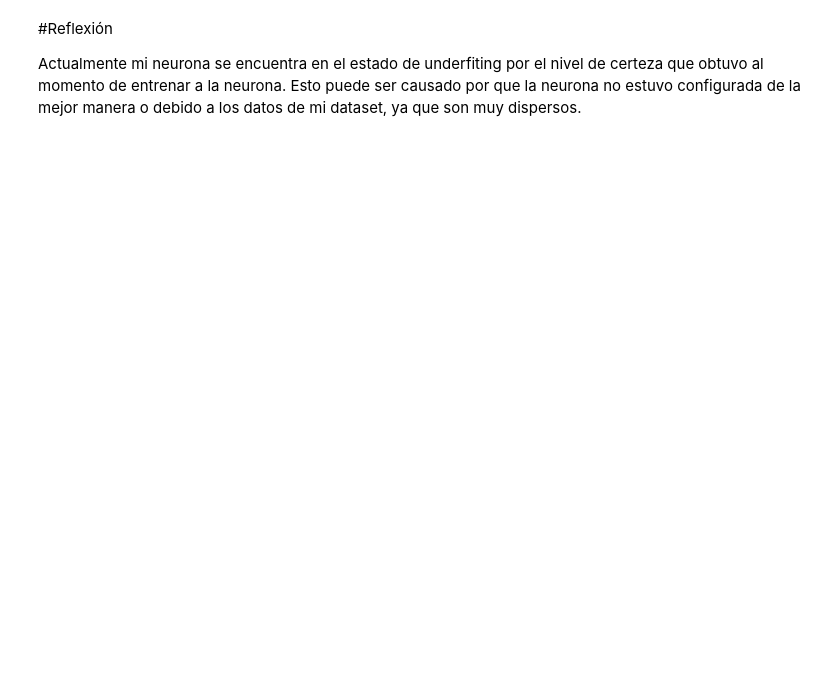
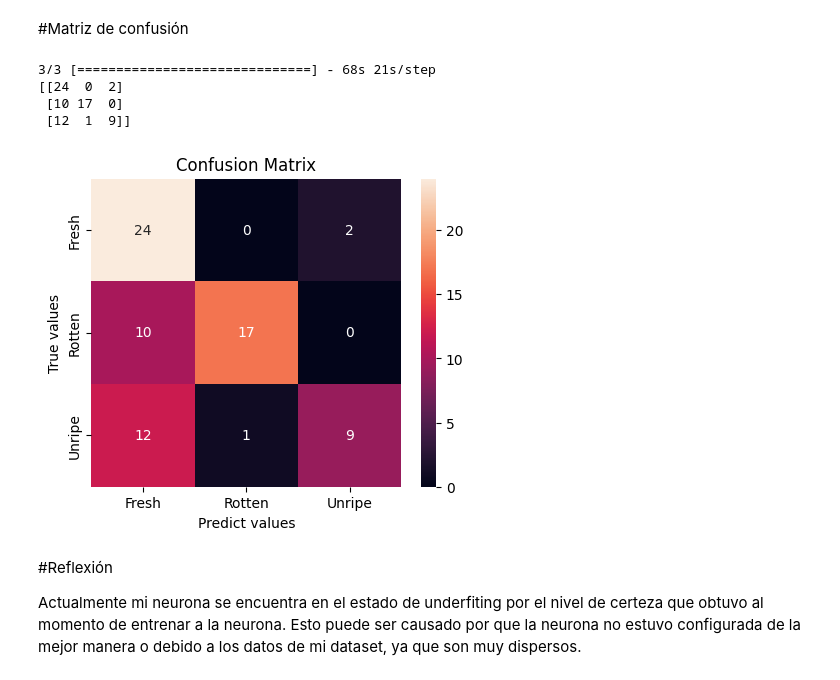
Before and after one commit to Tony-Jaime02/Banana_Convolution-Neural-Network, a Jupyter notebook: CNN.ipynb, the cells around one changed output. Cells and saved outputs as stored; diff of their text form; code cells hidden in the pictures; blank space fills up the shorter version.

```diff
--- a/CNN.ipynb
+++ b/CNN.ipynb
@@ -172,3 +163,35 @@ test acc :
+# %% [markdown]
+#Matriz de confusión
+# %%
+y_test = test_generator[0][0]
+y = test_generator[0][1]
+y_label = np.argmax(y, axis=1)
+
+#print(y_label)
+
+y_pred = model.predict(y_test)
+y_pred_label = np.argmax(y_pred, axis=1)
+
+#print(y_pred)
+#print(y_pred_label)
+
+cm = confusion_matrix(y_label, y_pred_label, labels=[0,1,2])
+print(cm)
+
+cm_df = pd.DataFrame(cm, index = ['Fresh', 'Rotten', 'Unripe'], columns = ['Fresh', 'Rotten', 'Unripe'])
+
+plt.figure(figsize=(5,4))
+sns.heatmap(cm_df, annot=True)
+plt.title('Confusion Matrix')
+plt.ylabel('True values')
+plt.xlabel('Predict values')
+plt.show()
+# %% [output]
+3/3 [==============================] - 68s 21s/step
+[[24  0  2]
+ [10 17  0]
+ [12  1  9]]
+[figure, added]
 # %% [markdown]
 #Reflexión
 
```
Also changed, not shown: parts of 6 cells of this notebook.
